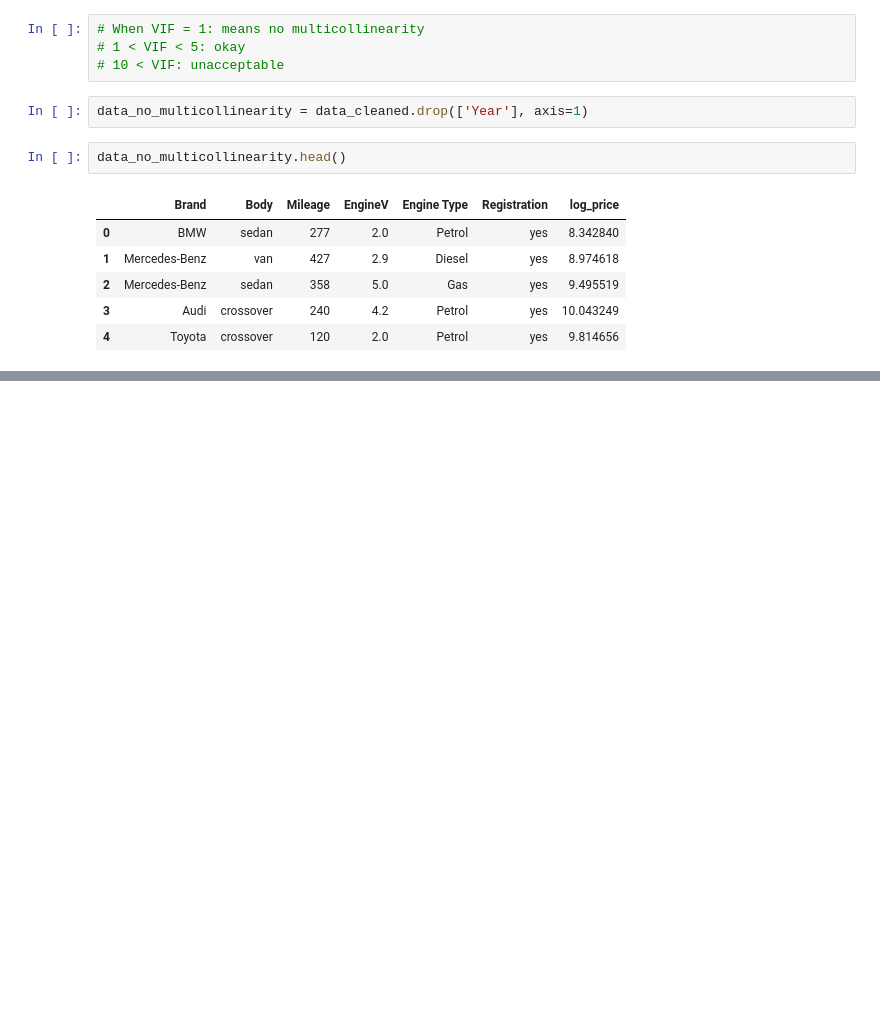
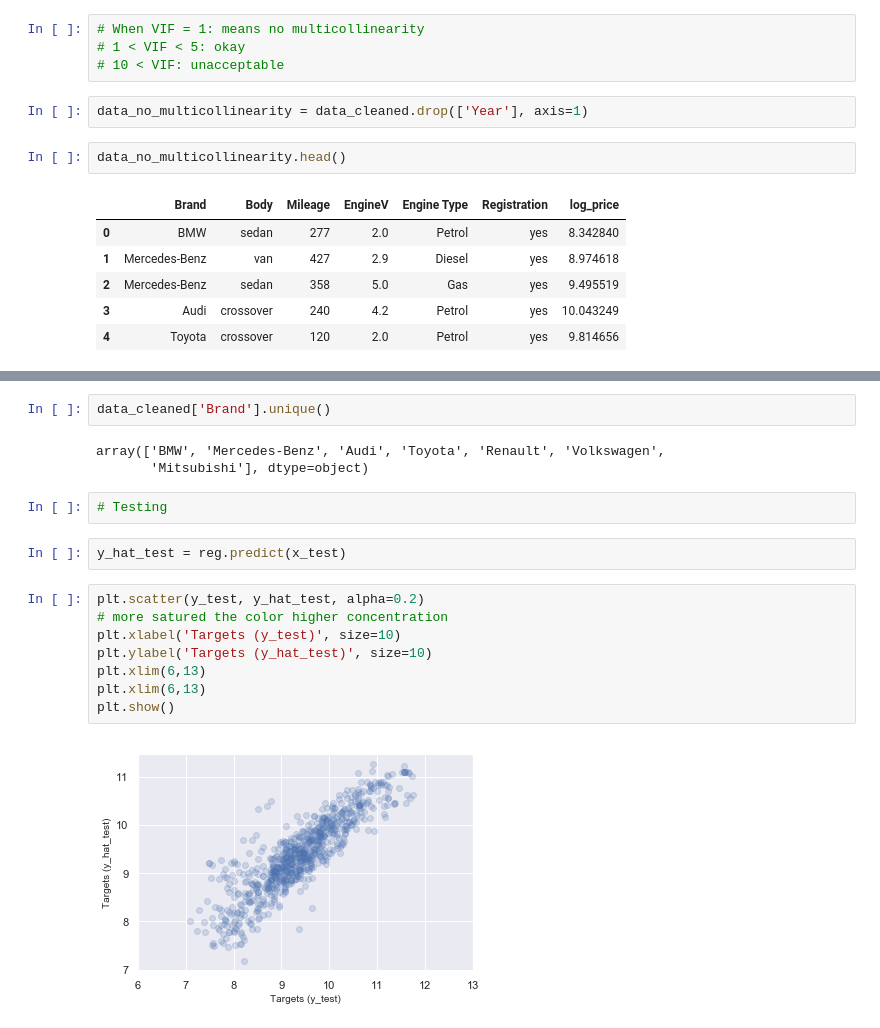
Before and after one commit to tjfrahme/DataScience, a Jupyter notebook: Python-DataScience/35-PracticalExample-Regression/35-PracticalExample-Regression.ipynb, the cells around one changed output, grey strips where cells are left out. Drawn from its saved outputs; the diff is of its cells as text; blank space fills up the shorter version.

```diff
--- a/Python-DataScience/35-PracticalExample-Regression/35-PracticalExample-Regression.ipynb
+++ b/Python-DataScience/35-PracticalExample-Regression/35-PracticalExample-Regression.ipynb
@@ -258,0 +398,19 @@ data_no_multicollinearity.head()
+# %%
+data_cleaned['Brand'].unique()
+# %% [output]
+array(['BMW', 'Mercedes-Benz', 'Audi', 'Toyota', 'Renault', 'Volkswagen',
+       'Mitsubishi'], dtype=object)
+# %%
+# Testing
+# %%
+y_hat_test = reg.predict(x_test)
+# %%
+plt.scatter(y_test, y_hat_test, alpha=0.2)
+# more satured the color higher concentration
+plt.xlabel('Targets (y_test)', size=10)
+plt.ylabel('Targets (y_hat_test)', size=10)
+plt.xlim(6,13)
+plt.xlim(6,13)
+plt.show()
+# %% [output]
+[figure, added]
```
Also changed, not shown: parts of 33 cells of this notebook.
